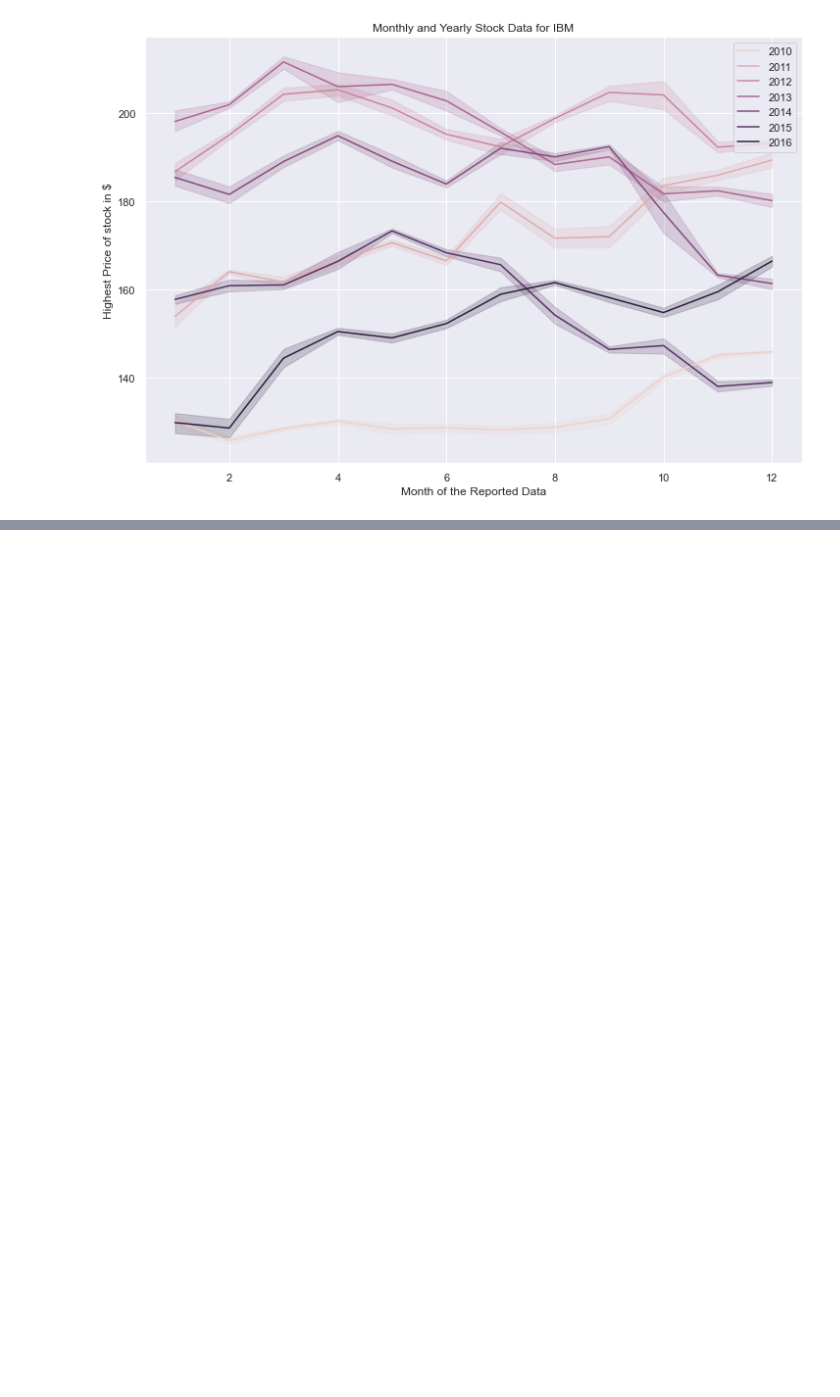
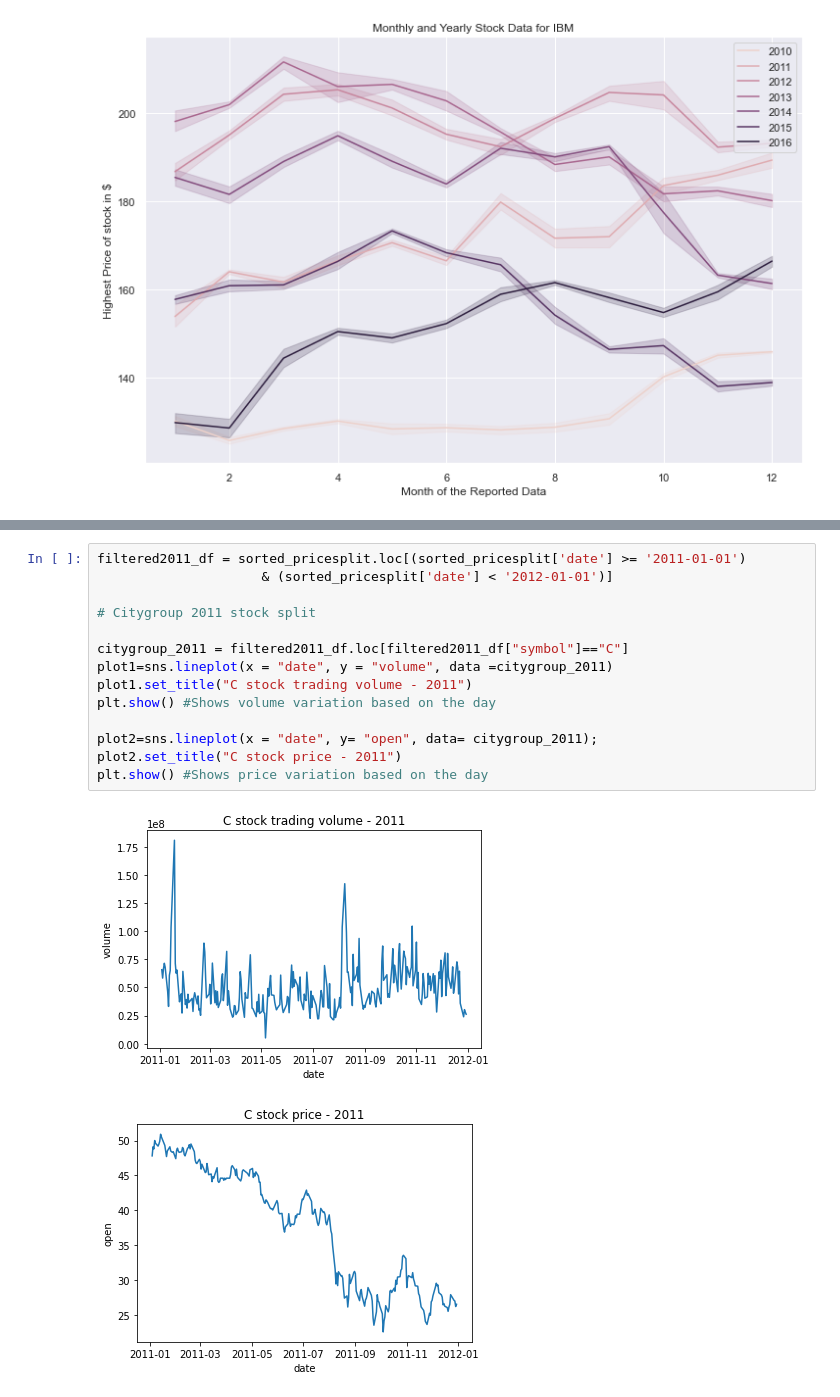
Before and after one commit to ubco-W2022T1-cosc301/project-group37, a Jupyter notebook: notebooks/group_analysis.ipynb, the cells around one changed output, grey strips where cells are left out. Cells and saved outputs as stored; diff of their text form; blank space fills up the shorter version.

```diff
--- a/notebooks/group_analysis.ipynb
+++ b/notebooks/group_analysis.ipynb
@@ -329,0 +378,17 @@ plt.show(ibm)
+# %%
+filtered2011_df = sorted_pricesplit.loc[(sorted_pricesplit['date'] >= '2011-01-01')
+                     & (sorted_pricesplit['date'] < '2012-01-01')]
+
+# Citygroup 2011 stock split
+
+citygroup_2011 = filtered2011_df.loc[filtered2011_df["symbol"]=="C"]
+plot1=sns.lineplot(x = "date", y = "volume", data =citygroup_2011)
+plot1.set_title("C stock trading volume - 2011")
+plt.show() #Shows volume variation based on the day
+
+plot2=sns.lineplot(x = "date", y= "open", data= citygroup_2011);
+plot2.set_title("C stock price - 2011")
+plt.show() #Shows price variation based on the day
+# %% [output]
+[figure, added]
+[figure, added]
```
Also changed, not shown: parts of 9 cells of this notebook, 1 other file.
